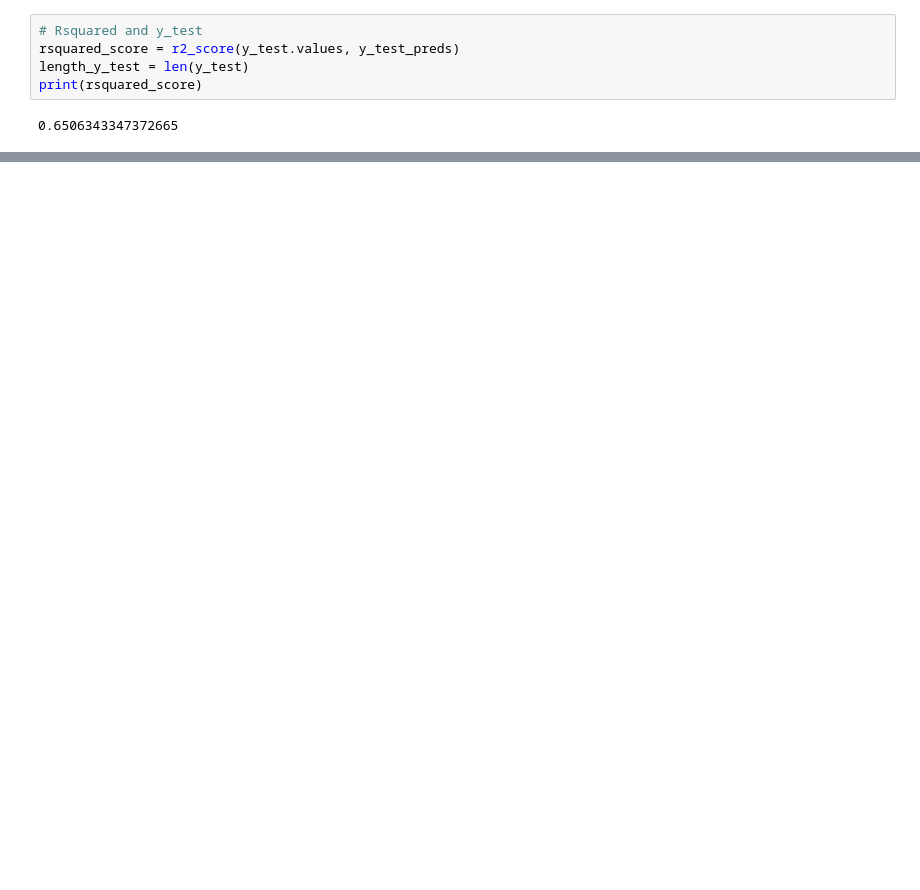
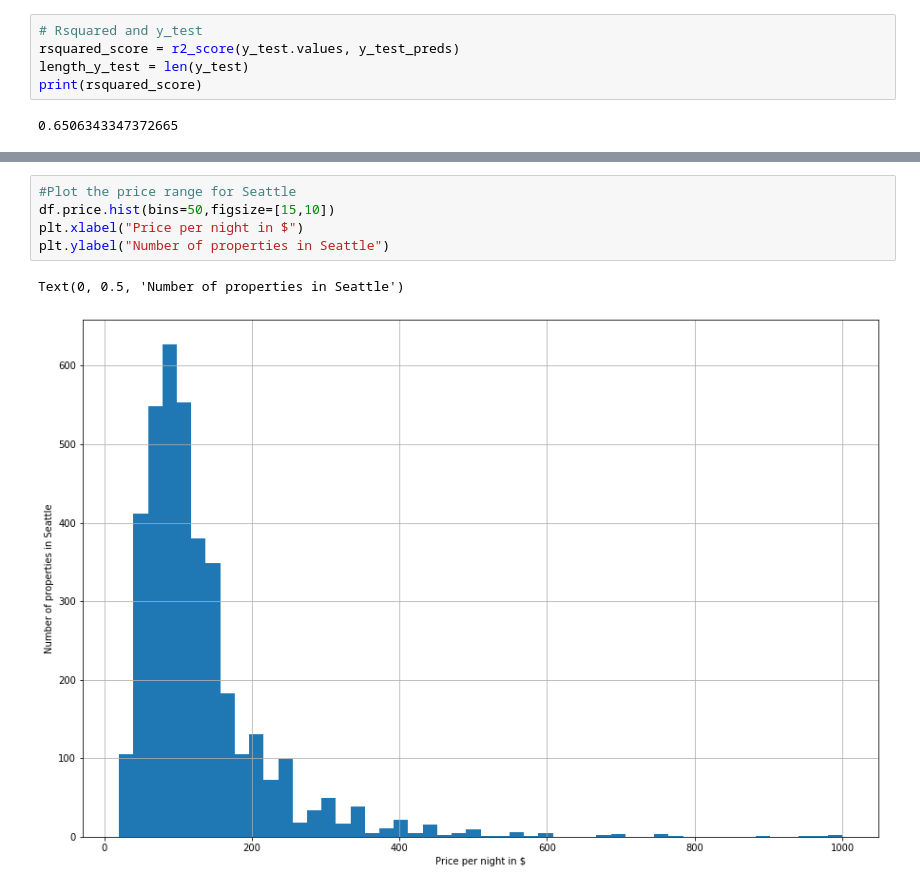
Before and after one commit to pm2111/Airbnb, a Jupyter notebook: Udacity Project 4.ipynb, the cells around one changed output, grey strips where cells are left out. Saved outputs shown, nothing was run; the diff lists cells and outputs as text; blank space fills up the shorter version.

```diff
--- a/Udacity Project 4.ipynb
+++ b/Udacity Project 4.ipynb
@@ -110,0 +132,8 @@ coeff_df.plot.bar(rot=40,figsize=[15,10],fontsize=5)
+# %%
+#Plot the price range for Seattle
+df.price.hist(bins=50,figsize=[15,10])
+plt.xlabel("Price per night in $")
+plt.ylabel("Number of properties in Seattle")
+# %% [output]
+Text(0, 0.5, 'Number of properties in Seattle')
+[figure, added]
```
Also changed, not shown: parts of 14 cells of this notebook.
